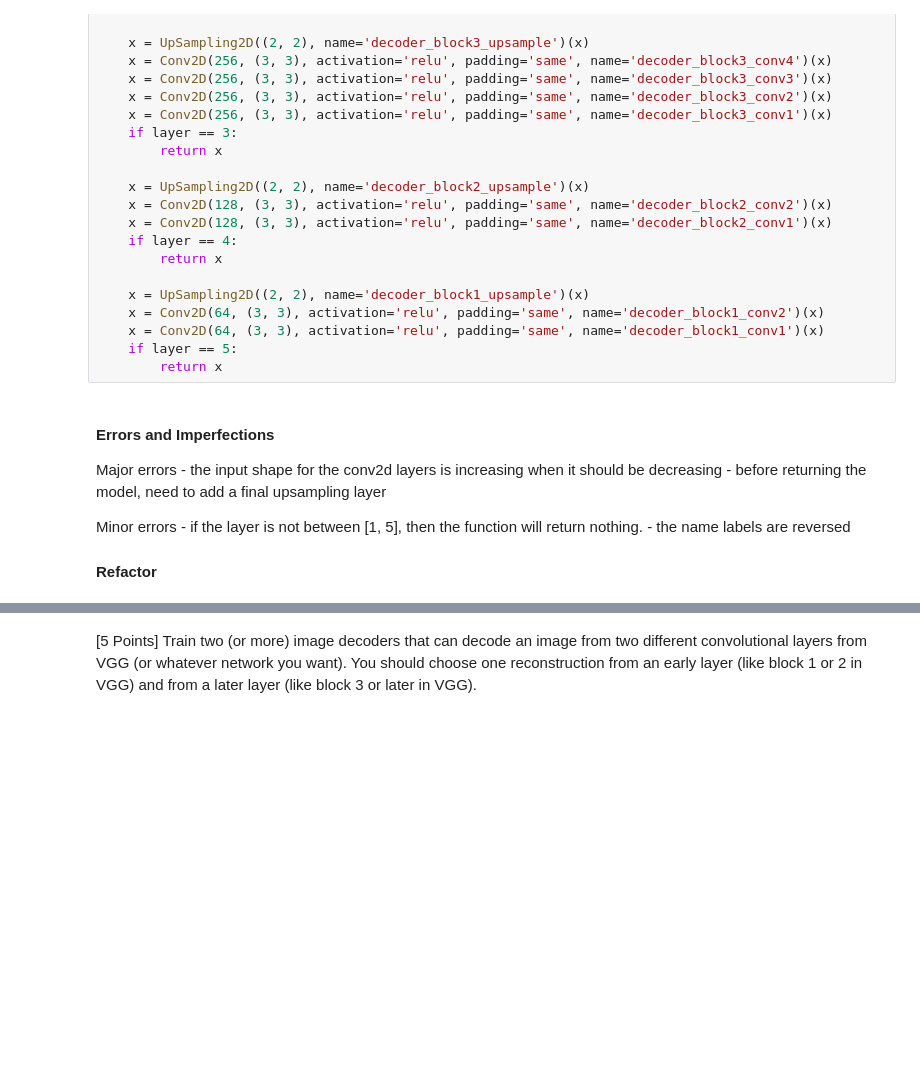
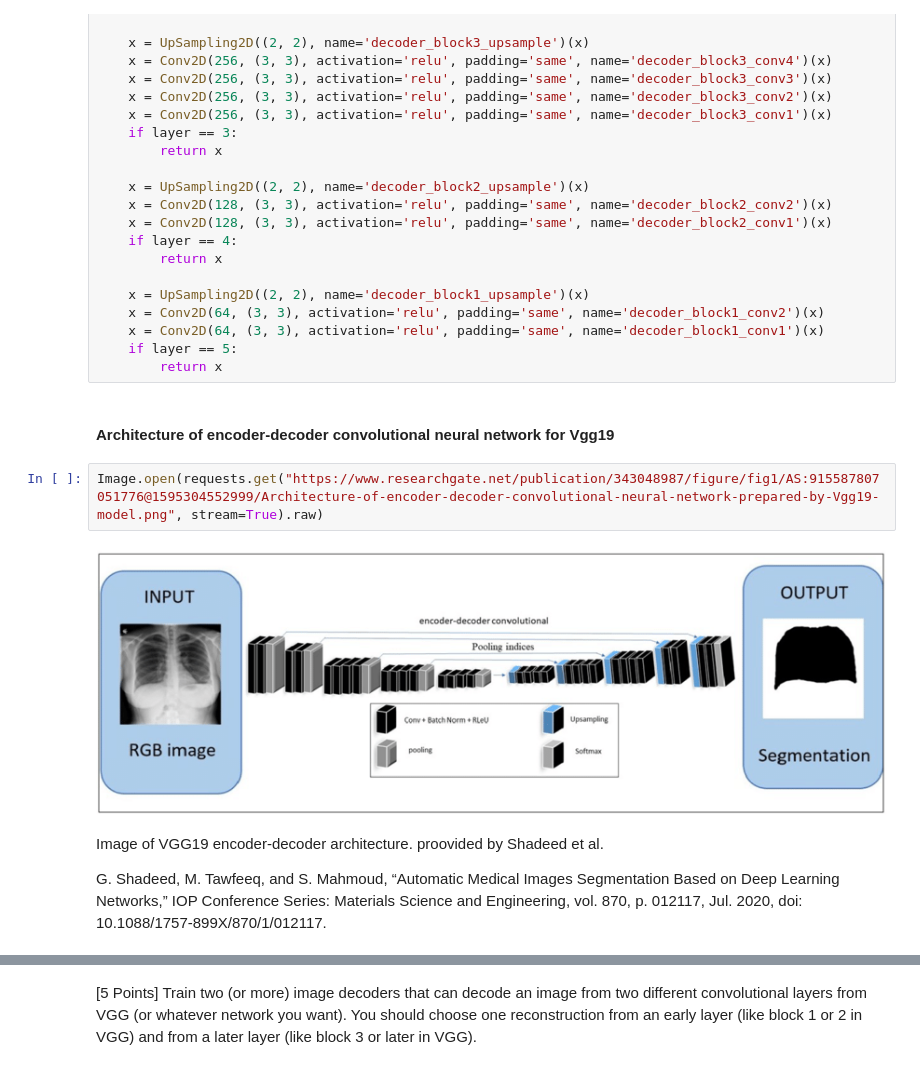
Before and after one commit to LJK150030/ML_NN, a Jupyter notebook: Lab3/Lab3.ipynb, the cells around one changed output, grey strips where cells are left out. Cells and saved outputs as stored; diff of their text form; blank space fills up the shorter version.

```diff
--- a/Lab3/Lab3.ipynb
+++ b/Lab3/Lab3.ipynb
@@ -51,15 +54,13 @@ def decoder_layers(inputs, layer):
     x = Conv2D(64, (3, 3), activation='relu', padding='same', name='decoder_block1_conv1')(x)
     if layer == 5:
         return x
-# %% [markdown]
-#### Errors and Imperfections
-
-Major errors
-    - the input shape for the conv2d layers is increasing when it should be decreasing
-    - before returning the model, need to add a final upsampling layer
-
-Minor errors
-    - if the layer is not between [1, 5], then the function will return nothing.
-    - the name labels are reversed
-
-#### Refactor
+# %% [markdown]
+#### Architecture of encoder-decoder convolutional neural network for Vgg19
+# %%
+Image.open(requests.get("https://www.researchgate.net/publication/343048987/figure/fig1/AS:915587807051776@1595304552999/Architecture-of-encoder-decoder-convolutional-neural-network-prepared-by-Vgg19-model.png", stream=True).raw)
+# %% [output]
+[figure, added]
+# %% [markdown]
+Image of VGG19 encoder-decoder architecture. proovided by Shadeed et al.
+
+G. Shadeed, M. Tawfeeq, and S. Mahmoud, “Automatic Medical Images Segmentation Based on Deep Learning Networks,” IOP Conference Series: Materials Science and Engineering, vol. 870, p. 012117, Jul. 2020, doi: 10.1088/1757-899X/870/1/012117.
```
Also changed, not shown: parts of 3 cells of this notebook.
